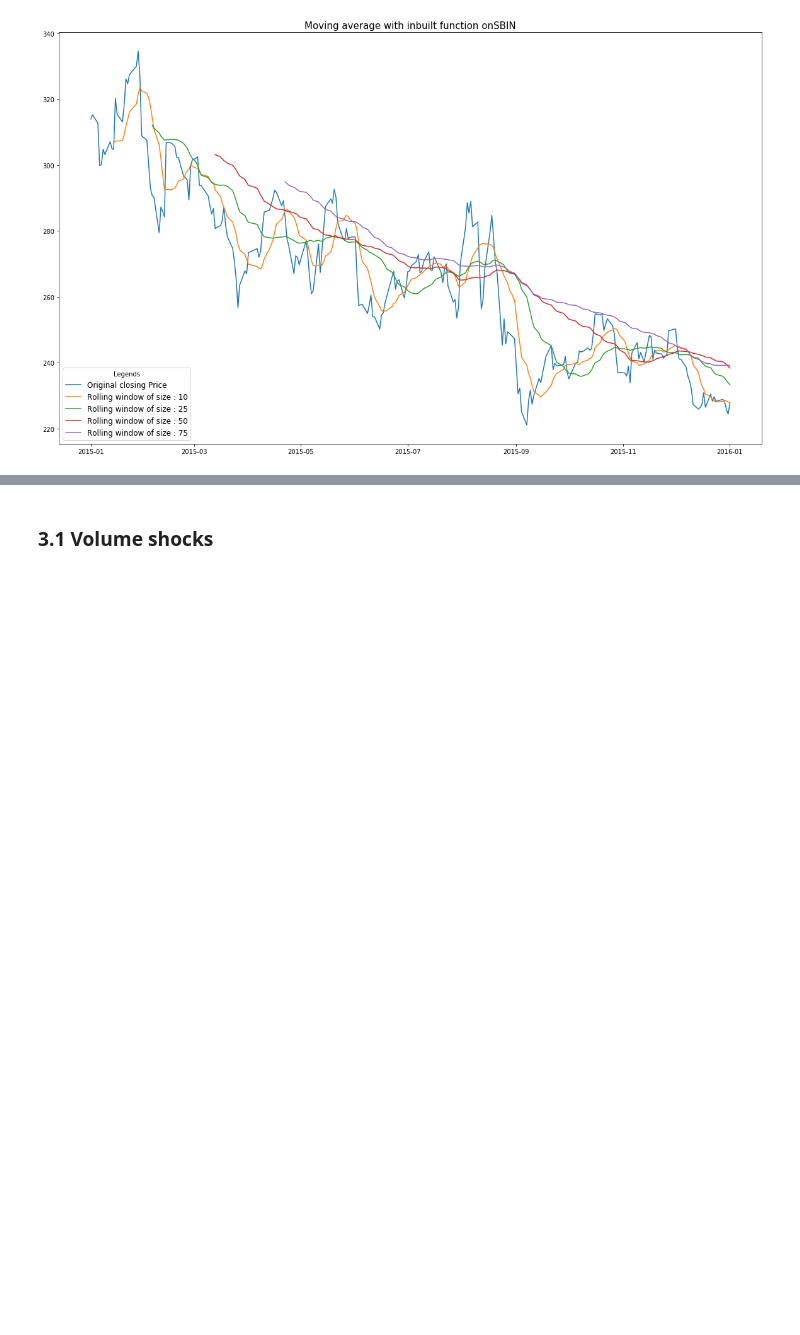
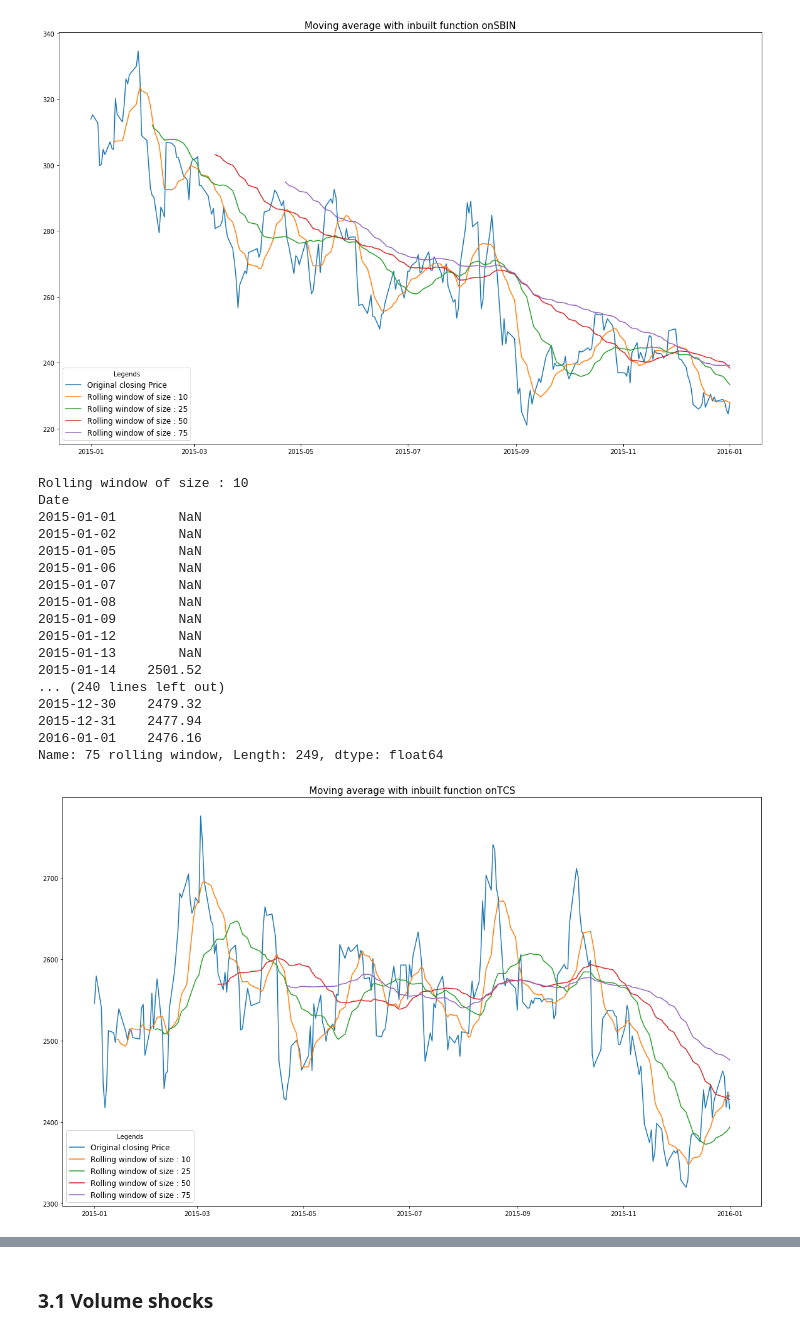
Before and after one commit to may55/python-test, a Jupyter notebook: python-test(Part-1 and Part-2).ipynb, the cells around one changed output, grey strips where cells are left out. Drawn from its saved outputs; the diff is of its cells as text; code cells hidden in the pictures; blank space fills up the shorter version.

```diff
--- a/python-test.ipynb
+++ b/python-test(Part-1 and Part-2).ipynb
@@ -224,3 +242,24 @@ Date
 2016-01-01    239.21
 Name: 75 rolling window, Length: 249, dtype: float64
 [figure]
+# %%
+rolling_window(TCS)
+# %% [output]
+Rolling window of size : 10
+Date
+2015-01-01        NaN
+2015-01-02        NaN
+2015-01-05        NaN
+2015-01-06        NaN
+2015-01-07        NaN
+2015-01-08        NaN
+2015-01-09        NaN
+2015-01-12        NaN
+2015-01-13        NaN
+2015-01-14    2501.52
+... (240 lines left out)
+2015-12-30    2479.32
+2015-12-31    2477.94
+2016-01-01    2476.16
+Name: 75 rolling window, Length: 249, dtype: float64
+[figure, added]
```
Also changed, not shown: parts of 11 cells of this notebook, 40 other files.
